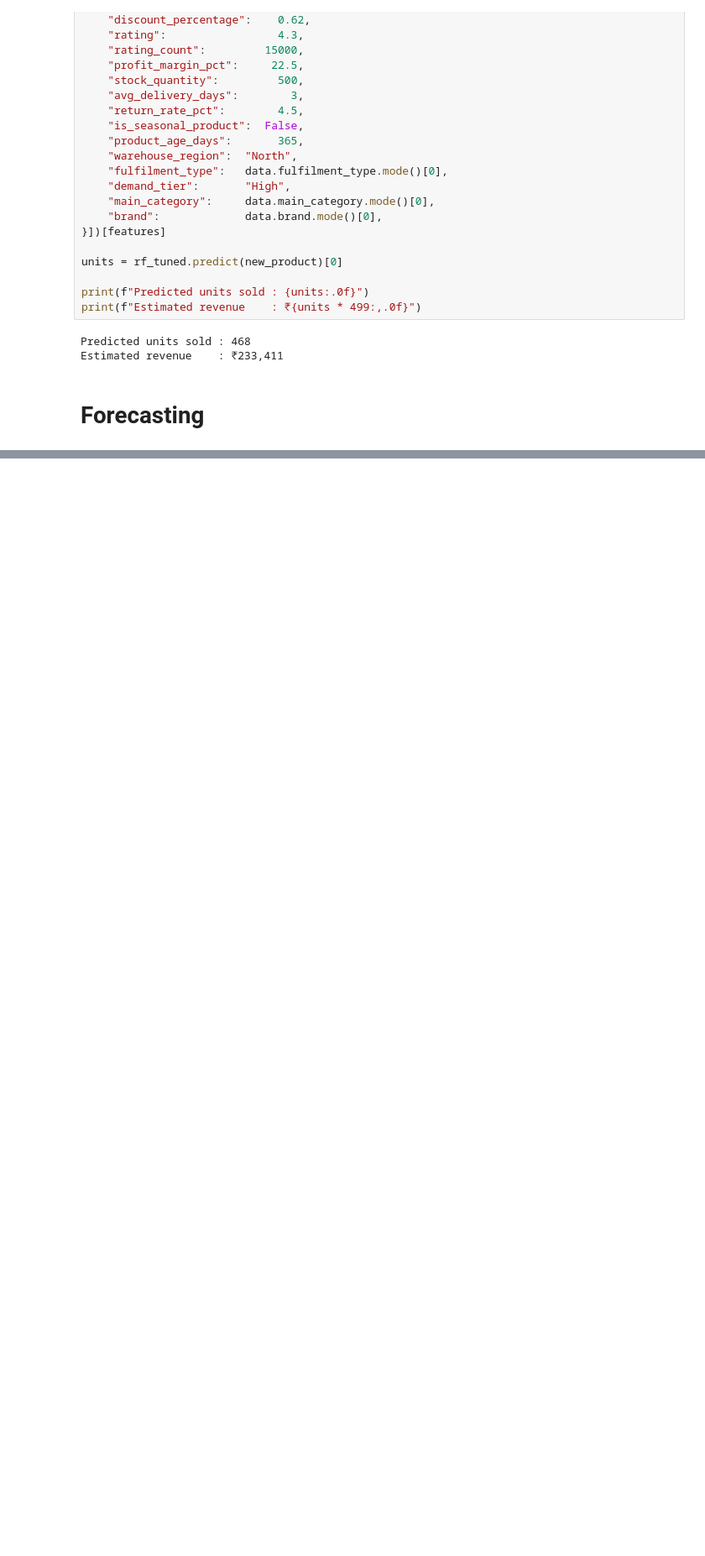
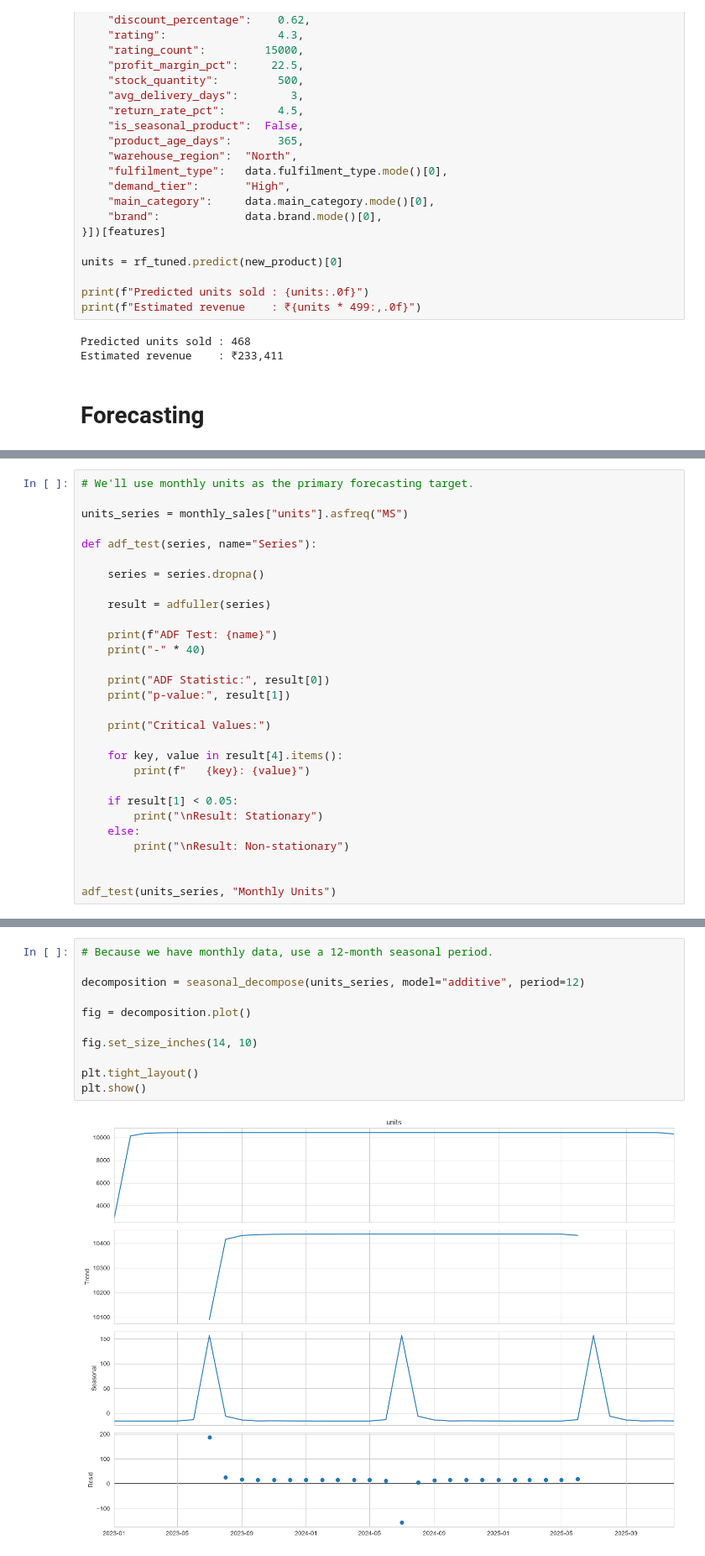
Before and after one commit to ayushranjan828/Amazon-Product-Sales-Analysis-Prediction-Forecasting, a Jupyter notebook: Notebook2.ipynb, the cells around one changed output, grey strips where cells are left out. Shown at 84% size. Saved outputs shown, nothing was run; the diff lists cells and outputs as text; blank space fills up the shorter version.

```diff
--- a/Notebook2.ipynb
+++ b/Notebook2.ipynb
@@ -1053,0 +1219,29 @@ Estimated revenue    : ₹233,411
+# %%
+# We'll use monthly units as the primary forecasting target.
+
+units_series = monthly_sales["units"].asfreq("MS")
+
+def adf_test(series, name="Series"):
+
+    series = series.dropna()
+
+    result = adfuller(series)
+
+    print(f"ADF Test: {name}")
+    print("-" * 40)
+
+    print("ADF Statistic:", result[0])
+    print("p-value:", result[1])
+
+    print("Critical Values:")
+
+    for key, value in result[4].items():
+        print(f"   {key}: {value}")
+
+    if result[1] < 0.05:
+        print("\nResult: Stationary")
+    else:
+        print("\nResult: Non-stationary")
+
+
+adf_test(units_series, "Monthly Units")
@@ -1053,0 +1303,13 @@ Estimated revenue    : ₹233,411
+# %%
+# Because we have monthly data, use a 12-month seasonal period.
+
+decomposition = seasonal_decompose(units_series, model="additive", period=12)
+
+fig = decomposition.plot()
+
+fig.set_size_inches(14, 10)
+
+plt.tight_layout()
+plt.show()
+# %% [output]
+[figure, added]
```
Also changed, not shown: parts of 65 cells of this notebook.
